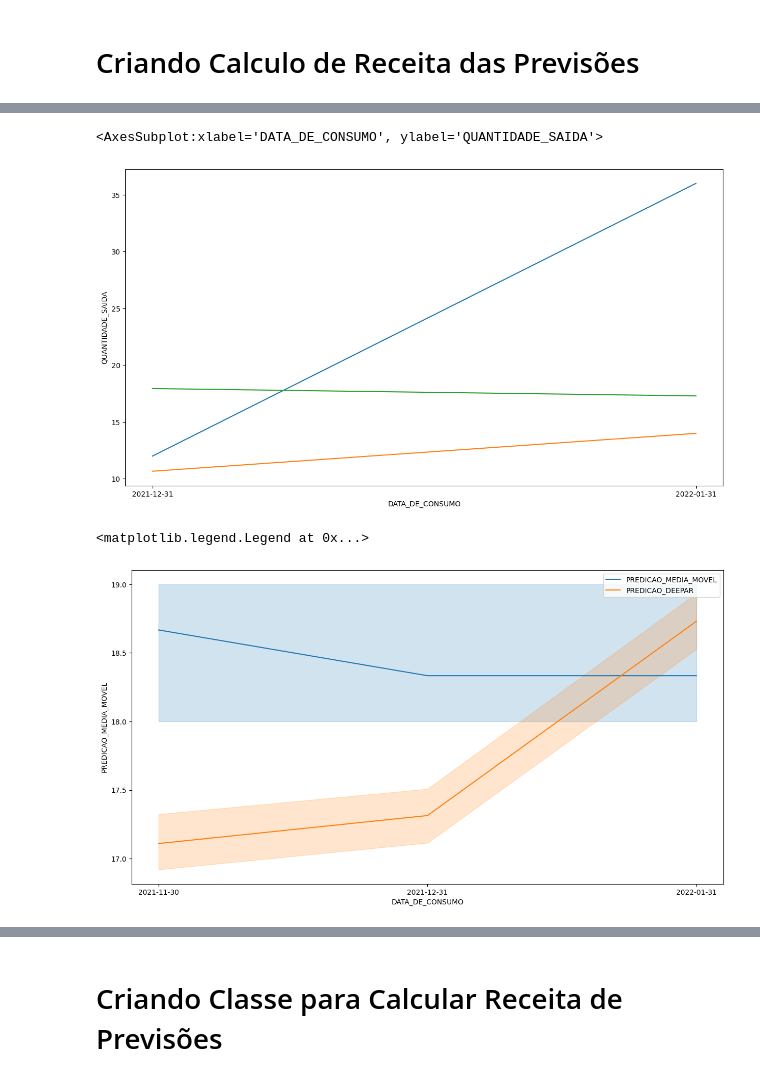
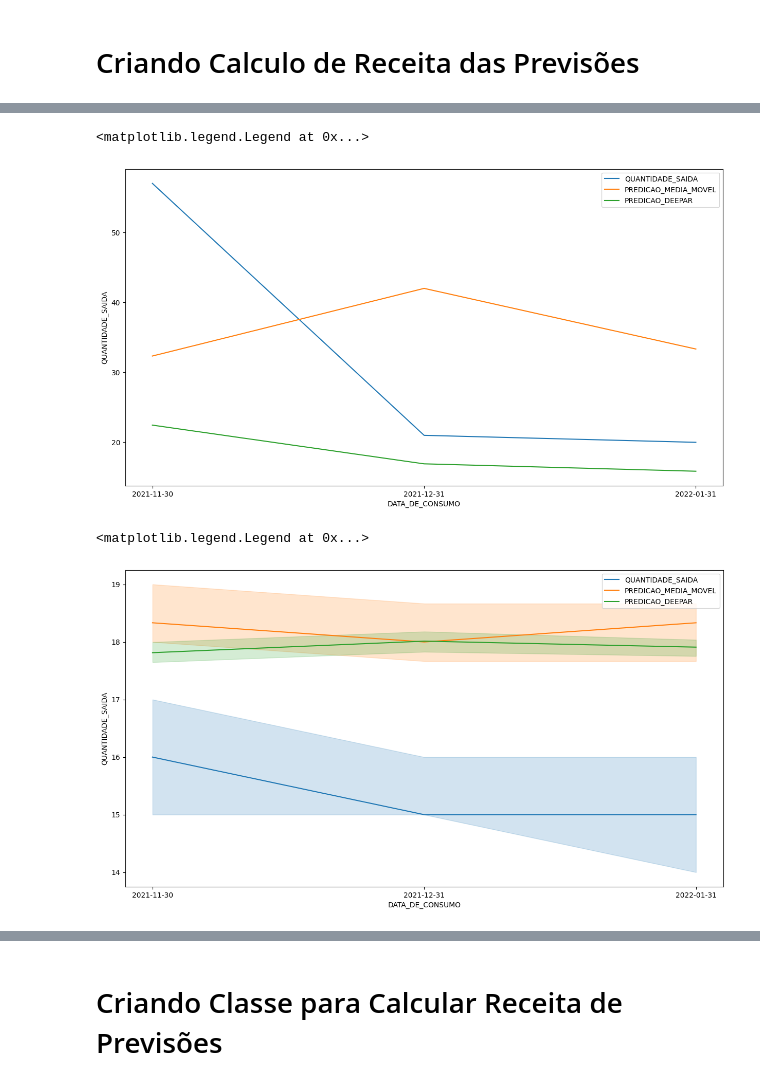
Before and after one commit to tonylincon1/MVP-Predict-Stock, a Jupyter notebook: src/notebooks_test/testing_saving_fin.ipynb, the cells around one changed output, grey strips where cells are left out. Saved outputs shown, nothing was run; the diff lists cells and outputs as text; code cells hidden in the pictures.

```diff
--- a/src/notebooks_test/testing_saving_fin.ipynb
+++ b/src/notebooks_test/testing_saving_fin.ipynb
@@ -86,23 +86,25 @@ merge.query("NUMERO_REGISTRO_PRODUTO == 10277002")
 # %%
 fig, axes = plt.subplots(figsize=(15, 8))
 
-sns.lineplot(x="DATA_DE_CONSUMO", y="QUANTIDADE_SAIDA", estimator=np.median, data=merge.query("DATA_DE_CONSUMO >= '2021-11-31' and NUMERO_REGISTRO_PRODUTO == 10277002"))
-sns.lineplot(x="DATA_DE_CONSUMO", y="PREDICAO_MEDIA_MOVEL", estimator=np.median, data=merge.query("DATA_DE_CONSUMO >= '2021-11-31' and NUMERO_REGISTRO_PRODUTO == 10277002"))
-sns.lineplot(x="DATA_DE_CONSUMO", y="PREDICAO_DEEPAR", estimator=np.median, data=merge.query("DATA_DE_CONSUMO >= '2021-11-31' and NUMERO_REGISTRO_PRODUTO == 10277002"))
+sns.lineplot(x="DATA_DE_CONSUMO", y="QUANTIDADE_SAIDA", estimator=np.median, data=merge.query("DATA_DE_CONSUMO >= '2021-11-30' and NUMERO_REGISTRO_PRODUTO == 5"))
+sns.lineplot(x="DATA_DE_CONSUMO", y="PREDICAO_MEDIA_MOVEL", estimator=np.median, data=merge.query("DATA_DE_CONSUMO >= '2021-11-30' and NUMERO_REGISTRO_PRODUTO == 5"))
+sns.lineplot(x="DATA_DE_CONSUMO", y="PREDICAO_DEEPAR", estimator=np.median, data=merge.query("DATA_DE_CONSUMO >= '2021-11-30' and NUMERO_REGISTRO_PRODUTO == 5"))
+
+plt.legend(labels=["QUANTIDADE_SAIDA","PREDICAO_MEDIA_MOVEL","PREDICAO_DEEPAR"])
 # %% [output]
-<AxesSubplot:xlabel='DATA_DE_CONSUMO', ylabel='QUANTIDADE_SAIDA'>
+<matplotlib.legend.Legend at 0x...>
-[figure, old version]
+[figure, new version]
 # %%
 fig, axes = plt.subplots(figsize=(15, 8))
 
-#sns.lineplot(x="DATA_DE_CONSUMO", y="QUANTIDADE_SAIDA", estimator=np.median, data=merge.query("DATA_DE_CONSUMO >= '2021-11-31'"))
+sns.lineplot(x="DATA_DE_CONSUMO", y="QUANTIDADE_SAIDA", estimator=np.median, data=merge.query("DATA_DE_CONSUMO >= '2021-11-30'"))
 sns.lineplot(x="DATA_DE_CONSUMO", y="PREDICAO_MEDIA_MOVEL", estimator=np.median, data=merge.query("DATA_DE_CONSUMO >= '2021-11-30'"))
 sns.lineplot(x="DATA_DE_CONSUMO", y="PREDICAO_DEEPAR", estimator=np.median, data=merge.query("DATA_DE_CONSUMO >= '2021-11-30'"))
 
-plt.legend(labels=["PREDICAO_MEDIA_MOVEL","PREDICAO_DEEPAR"])
+plt.legend(labels=["QUANTIDADE_SAIDA","PREDICAO_MEDIA_MOVEL","PREDICAO_DEEPAR"])
 # %% [output]
 <matplotlib.legend.Legend at 0x...>
-[figure, old version]
+[figure, new version]
 # %%
 merge["PREDICAO_MEDIA_MOVEL"] = merge.PREDICAO_MEDIA_MOVEL.fillna(-9999999999).apply(int)
 merge["PREDICAO_DEEPAR"] = merge.PREDICAO_DEEPAR.fillna(-9999999999).apply(int)
```
Also changed, not shown: parts of 16 cells of this notebook, 19 other files.
